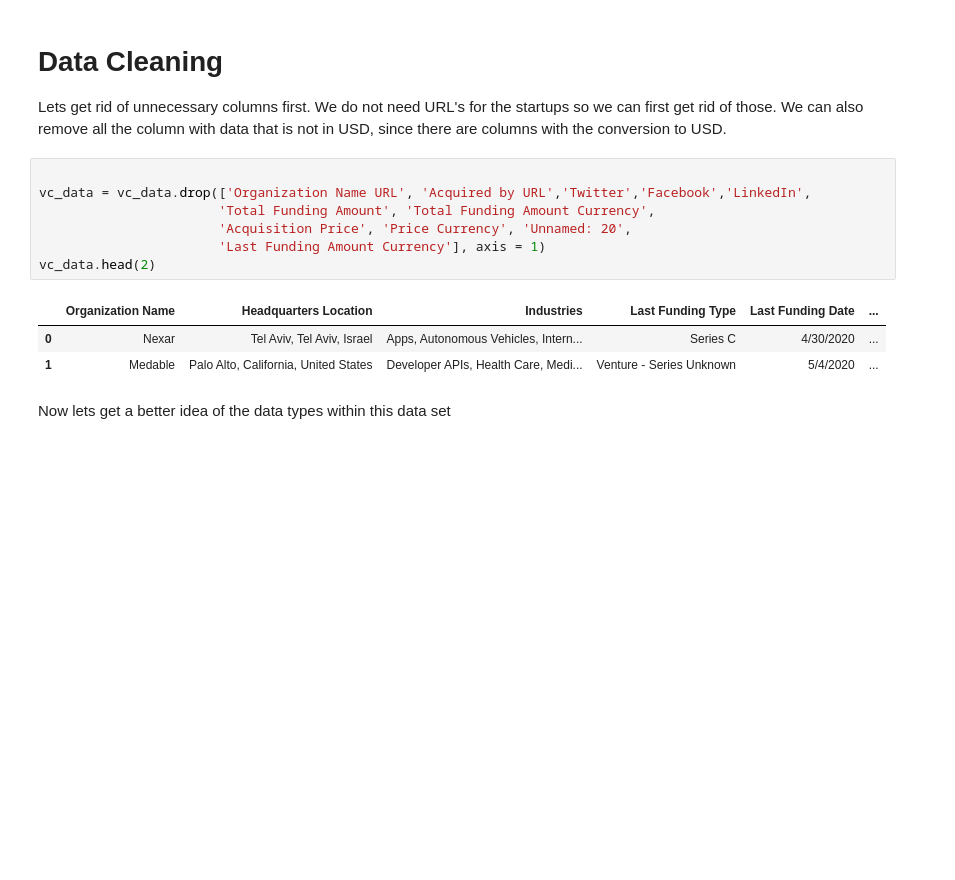
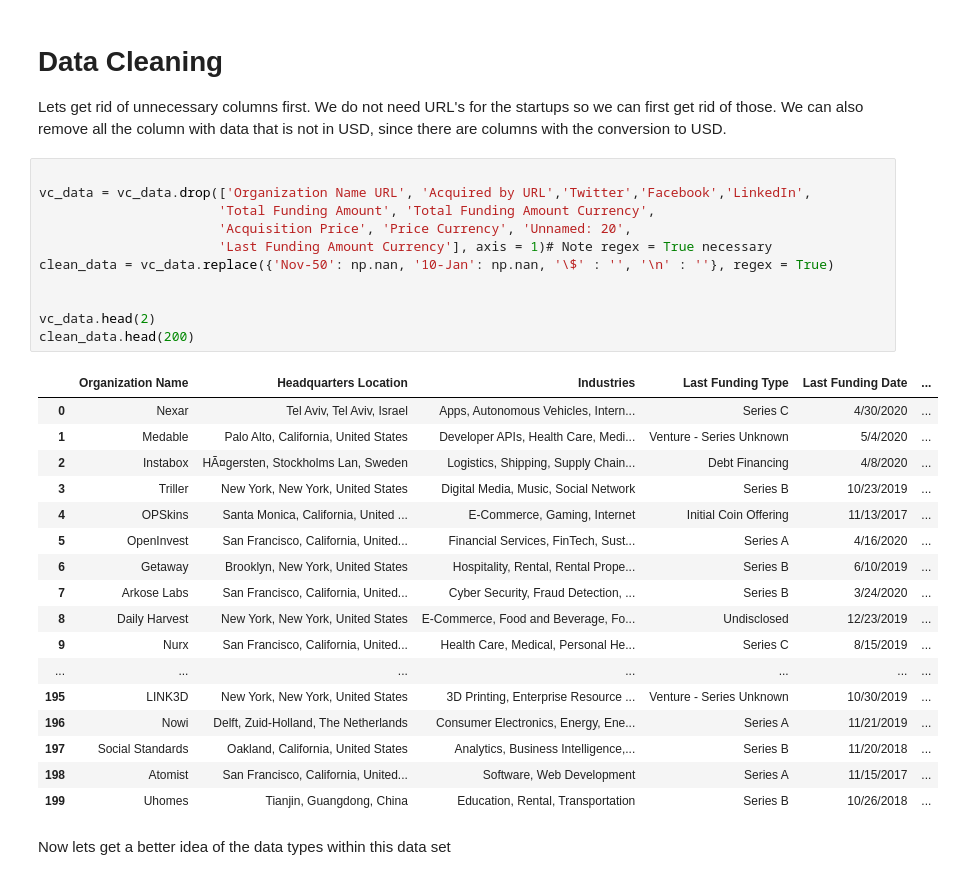
Before and after one commit to Smalik182/Venture_Capital_StartUp_Analysis, a Jupyter notebook: Untitled.ipynb, the cells around one changed output. Cells and saved outputs as stored; diff of their text form; blank space fills up the shorter version.

```diff
--- a/Untitled.ipynb
+++ b/Untitled.ipynb
@@ -34,14 +35,32 @@ We can also remove all the column with data that is not in USD, since there are
 # %%
 
 vc_data = vc_data.drop(['Organization Name URL', 'Acquired by URL','Twitter','Facebook','LinkedIn',
                        'Total Funding Amount', 'Total Funding Amount Currency',
                        'Acquisition Price', 'Price Currency', 'Unnamed: 20',
-                       'Last Funding Amount Currency'], axis = 1)
+                       'Last Funding Amount Currency'], axis = 1)# Note regex = True necessary
+clean_data = vc_data.replace({'Nov-50': np.nan, '10-Jan': np.nan, '\$' : '', '\n' : ''}, regex = True)
+
+
 vc_data.head(2)
+clean_data.head(200)
 # %% [output]
 |  | Organization Name | Headquarters Location | Industries | Last Funding Type | Last Funding Date | ... |
 | 0 | Nexar | Tel Aviv, Tel Aviv, Israel | Apps, Autonomous Vehicles, Intern... | Series C | 4/30/2020 | ... |
 | 1 | Medable | Palo Alto, California, United States | Developer APIs, Health Care, Medi... | Venture - Series Unknown | 5/4/2020 | ... |
+| 2 | Instabox | HÃ¤gersten, Stockholms Lan, Sweden | Logistics, Shipping, Supply Chain... | Debt Financing | 4/8/2020 | ... |
+| 3 | Triller | New York, New York, United States | Digital Media, Music, Social Network | Series B | 10/23/2019 | ... |
+| 4 | OPSkins | Santa Monica, California, United ... | E-Commerce, Gaming, Internet | Initial Coin Offering | 11/13/2017 | ... |
+| 5 | OpenInvest | San Francisco, California, United... | Financial Services, FinTech, Sust... | Series A | 4/16/2020 | ... |
+| 6 | Getaway | Brooklyn, New York, United States | Hospitality, Rental, Rental Prope... | Series B | 6/10/2019 | ... |
+| 7 | Arkose Labs | San Francisco, California, United... | Cyber Security, Fraud Detection, ... | Series B | 3/24/2020 | ... |
+| 8 | Daily Harvest | New York, New York, United States | E-Commerce, Food and Beverage, Fo... | Undisclosed | 12/23/2019 | ... |
+| 9 | Nurx | San Francisco, California, United... | Health Care, Medical, Personal He... | Series C | 8/15/2019 | ... |
+| ... | ... | ... | ... | ... | ... | ... |
+| 195 | LINK3D | New York, New York, United States | 3D Printing, Enterprise Resource ... | Venture - Series Unknown | 10/30/2019 | ... |
+| 196 | Nowi | Delft, Zuid-Holland, The Netherlands | Consumer Electronics, Energy, Ene... | Series A | 11/21/2019 | ... |
+| 197 | Social Standards | Oakland, California, United States | Analytics, Business Intelligence,... | Series B | 11/20/2018 | ... |
+| 198 | Atomist | San Francisco, California, United... | Software, Web Development | Series A | 11/15/2017 | ... |
+| 199 | Uhomes | Tianjin, Guangdong, China | Education, Rental, Transportation | Series B | 10/26/2018 | ... |
 # %% [markdown]
 Now lets get a better idea of the data types within this data set
 # %%
```
Also changed, not shown: parts of 21 cells of this notebook.
